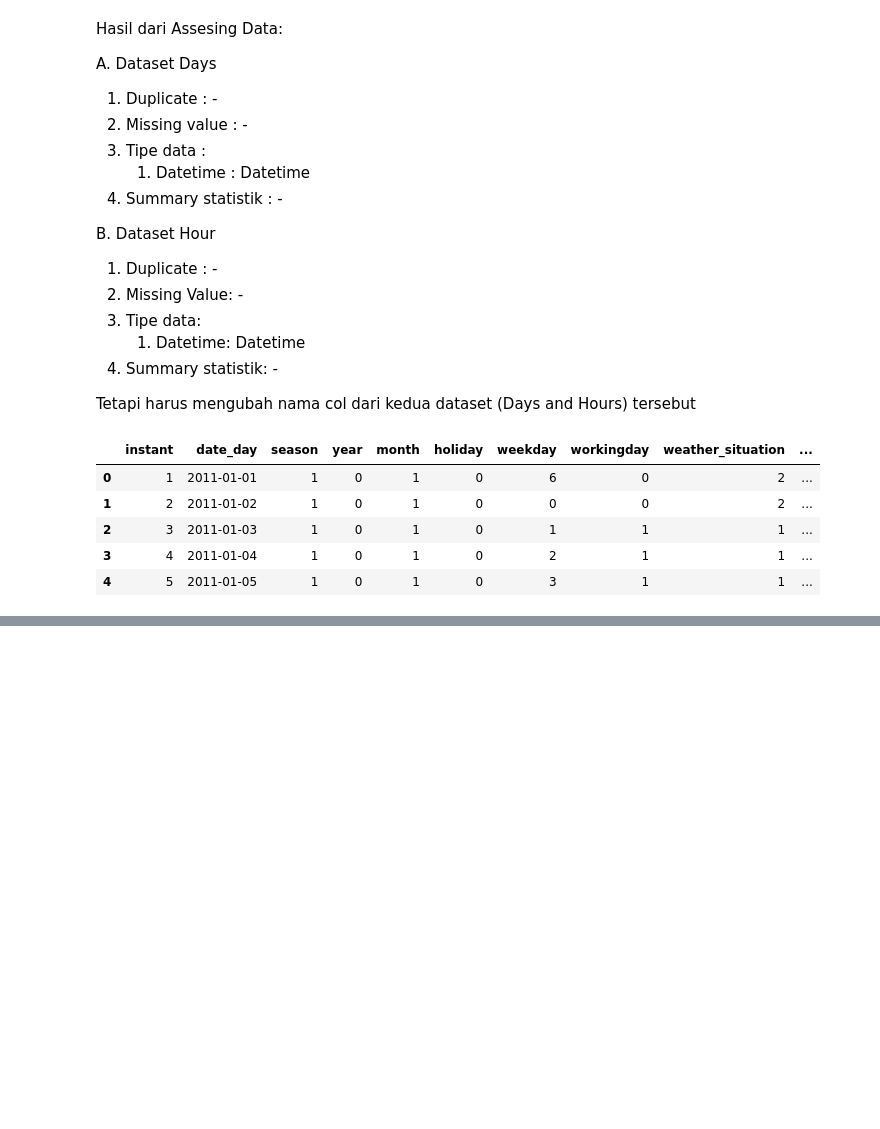
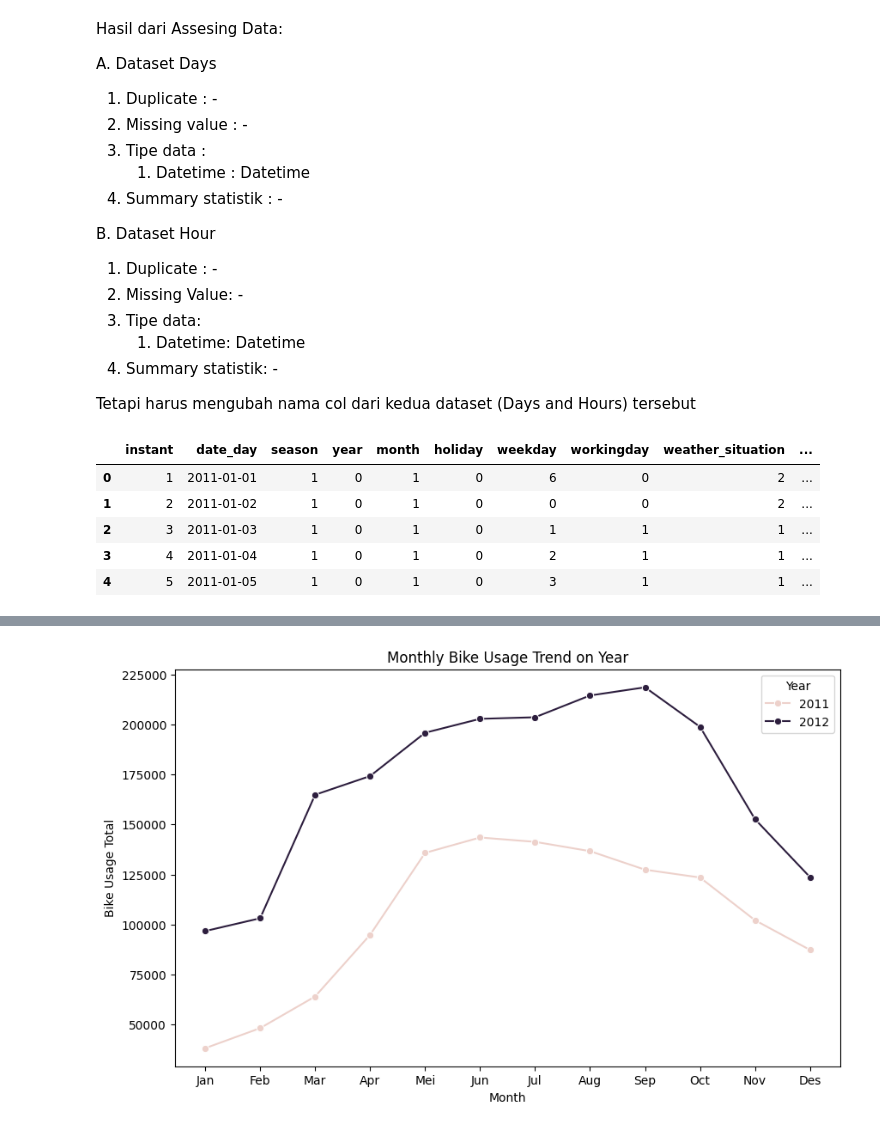
Before and after one commit to GadiseMustika/bikesharing_analytic, a Jupyter notebook: notebook.ipynb, the cells around one changed output, grey strips where cells are left out. Saved outputs shown, nothing was run; the diff lists cells and outputs as text; code cells hidden in the pictures; blank space fills up the shorter version.

```diff
--- a/notebook.ipynb
+++ b/notebook.ipynb
@@ -383,0 +498,14 @@ Name: count, dtype: int64
+# %%
+# Trend Monthly Bike Usage on 2011 and 2012
+monthly_trend = days_df.groupby(['year_trend', "month"])["bikeusage_count"].sum().reset_index()
+
+plt.figure(figsize=(10,6))
+sns.lineplot(x='month', y='bikeusage_count', hue='year_trend', data=monthly_trend, marker='o')
+plt.title('Monthly Bike Usage Trend on Year')
+plt.xlabel('Month')
+plt.ylabel('Bike Usage Total')
+plt.xticks(ticks=range(1, 13), labels=['Jan', 'Feb', 'Mar', 'Apr', 'Mei', 'Jun', 'Jul', 'Aug', 'Sep', 'Oct', 'Nov', 'Des'])
+plt.legend(title='Year')
+plt.show()
+# %% [output]
+[figure, added]
```
Also changed, not shown: parts of 18 cells of this notebook.
